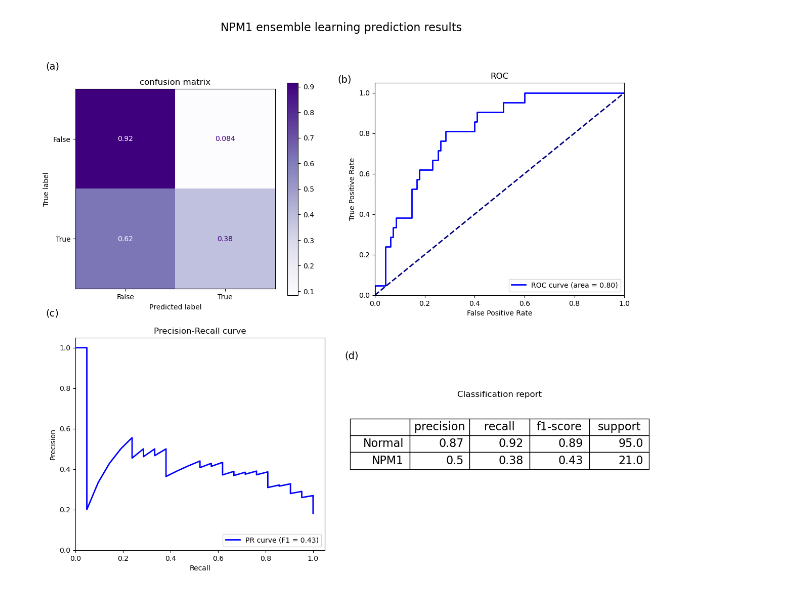
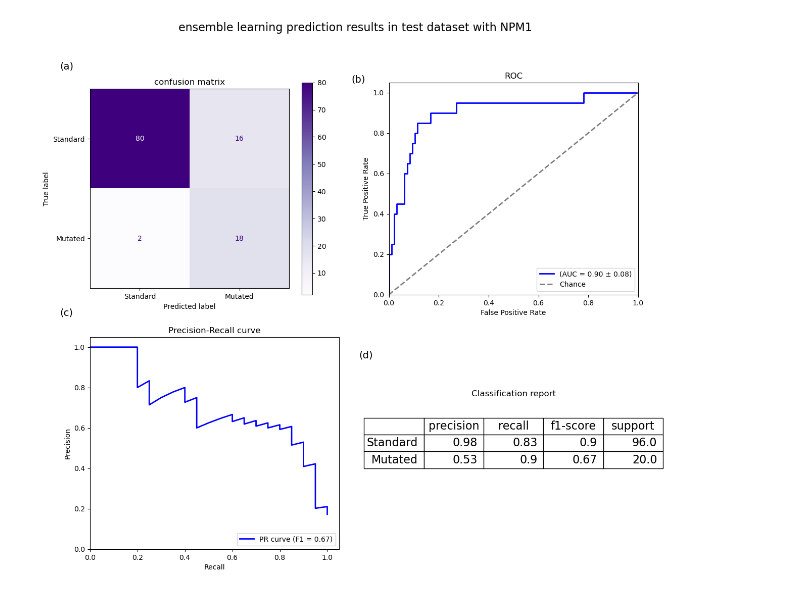
Before and after one commit to c4lab/AML-WSI, a Jupyter notebook: ensemble/ensemble.ipynb, the cells around one changed output. Drawn from its saved outputs; the diff is of its cells as text; code cells hidden in the pictures.

```diff
--- a/ensemble/ensemble.ipynb
+++ b/ensemble/ensemble.ipynb
@@ -31,7 +35,4 @@ print(model_list)
 # %%
-model_list.remove('ITD_densenet121_K22')
-# model_list.remove('ITD_densenet121_K29')
-# model_list.remove('NPM1_densenet121_K30')
 loss_list = []
 pred_list = []
 device = torch.device("cuda:0" if torch.cuda.is_available() else "cpu")
@@ -39,5 +40,5 @@ torch.cuda.set_device(device)
 for i in model_list:
     loaded_obj = torch.load(f"{file_path}/{i}/checkpoint_best.pth", map_location=torch.device('cpu'))
     loss_list.append(loaded_obj['best_acc'])
-    pred_list.append(pd.read_csv(f"{file_path}/{i}/predictions_test.csv"))
-print(pred_list)
+    pred_list.append(pd.read_csv(f"{file_path}/{i}/predictions_{ensemble_lib}.csv"))
+# print(pred_list)
@@ -108,5 +68,4 @@ df_avg
 # %%
-desired_sensitivity = 0.75
 # Get the true labels and predicted labels
 y_true = df_avg['target']
 predicted_probabilities = df_avg["probability"]  # Replace with your predicted probabilities
@@ -115,7 +74,9 @@ true_labels = df_avg["target"]  # Replace with your true labels
 # Define a range of threshold values
 thresholds = np.arange(0.1, 1.0, 0.001)
 best_threshold = None
-best_metric = 0.0
+best_f1 = 0.0
+best_cm = None
+report = None
 # Iterate over each threshold value
 for threshold in thresholds:
     # Convert probabilities to predicted labels based on the threshold
@@ -123,32 +84,61 @@ for threshold in thresholds:
 
     # Calculate the confusion matrix
     cm = confusion_matrix(true_labels, predicted_labels)
-    # Calculate the desired metric F1 score
-    metric = f1_score(true_labels, predicted_labels)
+    # Calculate the desired  F1 score
+    temp_f1 = f1_score(true_labels, predicted_labels)
+    temp_report = metrics.classification_report(y_true, predicted_labels, output_dict=True)
 
-    # Update the best threshold and metric if necessary
-    if metric > best_metric:
+    # Update the best threshold and temp_f1 if necessary
+    if temp_f1 > best_f1:
+        best_cm = cm
         best_threshold = threshold
-        best_metric = metric
-cm = metrics.confusion_matrix(y_true, predicted_labels, normalize='true')
-cm_display = metrics.ConfusionMatrixDisplay(confusion_matrix = cm, display_labels = [False, True])
+        best_f1 =temp_f1
+        report = temp_report
+
+# Calculate the 95% Confidence Interval for AUC (using the Bootstrap method)
+n_bootstraps = 1000
+rng_seed = 42
+bootstrapped_aucs = []
+rng = np.random.RandomState(rng_seed)
+
+for _ in range(n_bootstraps):
+    indices = rng.randint(0, len(predicted_probabilities), len(predicted_probabilities))
+
+    if len(np.unique(true_labels.values[indices])) < 2:
+        continue
+
+    score = auc(*roc_curve(true_labels.values[indices],
+                           predicted_probabilities.values[indices])[:2])
+    bootstrapped_aucs.append(score)
+
+sorted_scores = np.array(bootstrapped_aucs)
+sorted_scores.sort()
+ci_lower = sorted_scores[int(0.025 * len(sorted_scores))]
+ci_upper = sorted_scores[int(0.975 * len(sorted_scores))]
+ci_radius = (ci_upper - ci_lower) / 2
+ci_center = (ci_upper + ci_lower) / 2
+
 # Compute the false positive rate, true positive rate and thresholds for the ROC curve
-fpr, tpr, thresholds = roc_curve(y_true, predicted_probabilities)
+fpr, tpr, best_threshold = roc_curve(y_true, predicted_probabilities)
 # Compute the area under the ROC curve
 roc_auc = auc(fpr, tpr)
 # show the accuracy, precision, recall and f1-score
 # print(metrics.classification_report(y_true, y_pred))
 # Create a figure with two subplots
 fig, axs = plt.subplots(2, 2, figsize=(14, 12))
-# set the title of the figure
-fig.suptitle('NPM1 ensemble learning prediction results', fontsize=16)
+fig.suptitle(f'ensemble learning prediction results in {ensemble_lib} dataset with {gene}', fontsize=16)
+
 # Plot the confusion matrix in the first subplot
+cm_display = metrics.ConfusionMatrixDisplay(confusion_matrix = best_cm, display_labels = ['Standard','Mutated'] )
 cm_display.plot(ax=axs[0][0], cmap=plt.cm.Purples)
 axs[0][0].set_title('confusion matrix')
 axs[0][0].text(-0.15, 1.1, '(a)', transform=axs[0][0].transAxes, size=14)
+
 # Plot the ROC curve in the second subplot
-axs[0][1].plot(fpr, tpr, color='blue', lw=2, label='ROC curve (area = %0.2f)' % roc_auc)
-axs[0][1].plot([0, 1], [0, 1], color='navy', lw=2, linestyle='--')
+axs[0][1].plot(fpr, tpr, color='blue', lw=2, label=f'(AUC = {roc_auc:.2f} ± {ci_radius:.2f})')
+# axs[0][1].fill_between(fpr, tpr - ci_radius, tpr + ci_radius, color='blue', alpha=0.2,
+#                        label=f'95% CI [{ci_lower:.2f}, {ci_upper:.2f}]')
+axs[0][1].plot([0, 1], [0, 1], color='gray', lw=2, linestyle='--', label= 'Chance')
 axs[0][1].set_xlim([0.0, 1.0])
 axs[0][1].set_ylim([0.0, 1.05])
 axs[0][1].set_xlabel('False Positive Rate')
@@ -159,7 +149,7 @@ axs[0][1].text(-0.15, 1, '(b)', transform=axs[0][1].transAxes, size=14)
 
 # Plot the precision-recall curve in the third subplot
 precision, recall, thresholds = precision_recall_curve(y_true, predicted_probabilities)
-f1 = f1_score(y_true, predicted_labels)
+f1 = best_f1
 axs[1][0].plot(recall, precision, color='blue', lw=2, label='PR curve (F1 = %0.2f)' % f1)
 axs[1][0].set_xlim([0.0, 1.05])
 axs[1][0].set_ylim([0.0, 1.05])
@@ -169,20 +159,21 @@ axs[1][0].text(-0.12, 1.1, '(c)', transform=axs[1][0].transAxes, size=14)
 axs[1][0].legend(loc="lower right")
 axs[1][0].set_title('Precision-Recall curve')
 # show the accuracy, precision, recall and f1-score in a table form at the fourth subplot
-report = metrics.classification_report(y_true, predicted_labels, output_dict=True)
+
 df_report = pd.DataFrame(report).transpose()
 df_report.reset_index(drop=False, inplace=True)
 df_report.rename(columns={'index':''}, inplace=True)
-df_report.replace(to_replace="0", value='Normal', inplace=True)
-df_report.replace(to_replace="1", value='NPM1', inplace=True)
+df_report.replace(to_replace="1", value='Mutated', inplace=True)
+df_report.replace(to_replace="0", value='Standard', inplace=True)
 accuracy = metrics.accuracy_score(y_true, predicted_labels)
-print(f'Accuracy: {accuracy:.2f}')
+# print(f'Accuracy: {accuracy:.2f}')
 fpr_interp = interp1d(tpr, fpr)
 desired_fpr = fpr_interp(desired_sensitivity)
-print(f'FPR at Sensitivity {desired_sensitivity} is: {desired_fpr:.4f}')
+
 # remove the last three rows
 df_report.drop(df_report.tail(3).index, inplace=True)
 df_report = df_report.round(2)
+
 axs[1][1].text(-0.12,0.9, '(d)', transform=axs[1][1].transAxes, size=14)
 axs[1][1].axis('tight')
 axs[1][1].axis('off')
@@ -201 +190 @@ FPR at Sensitivity 0.75 is: 0.2632
-[figure, old version]
+[figure, new version]
```
Also changed, not shown: parts of 8 cells of this notebook, 3 other files.
